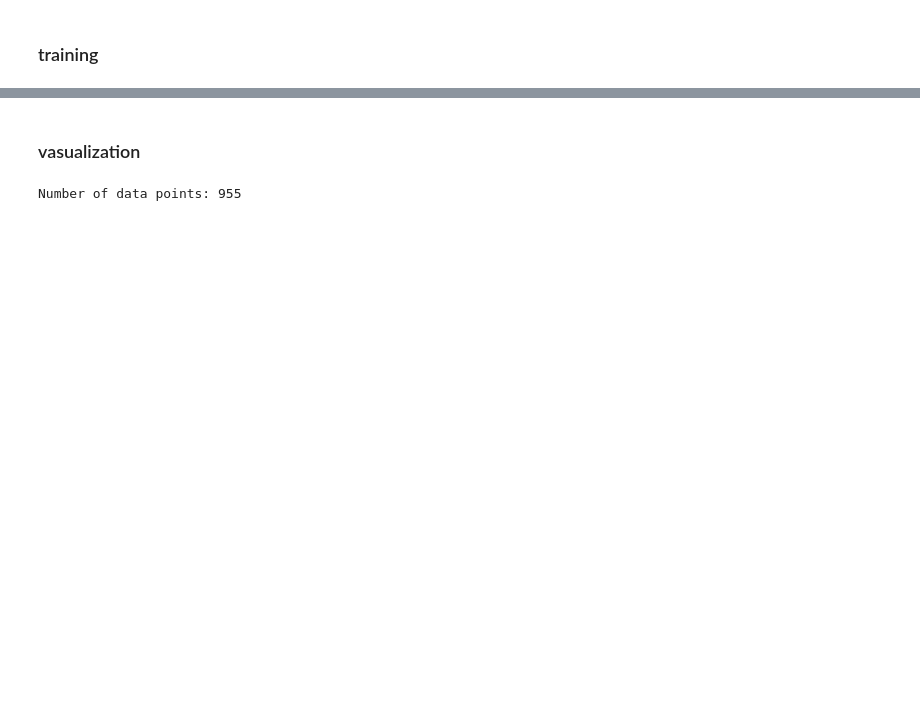
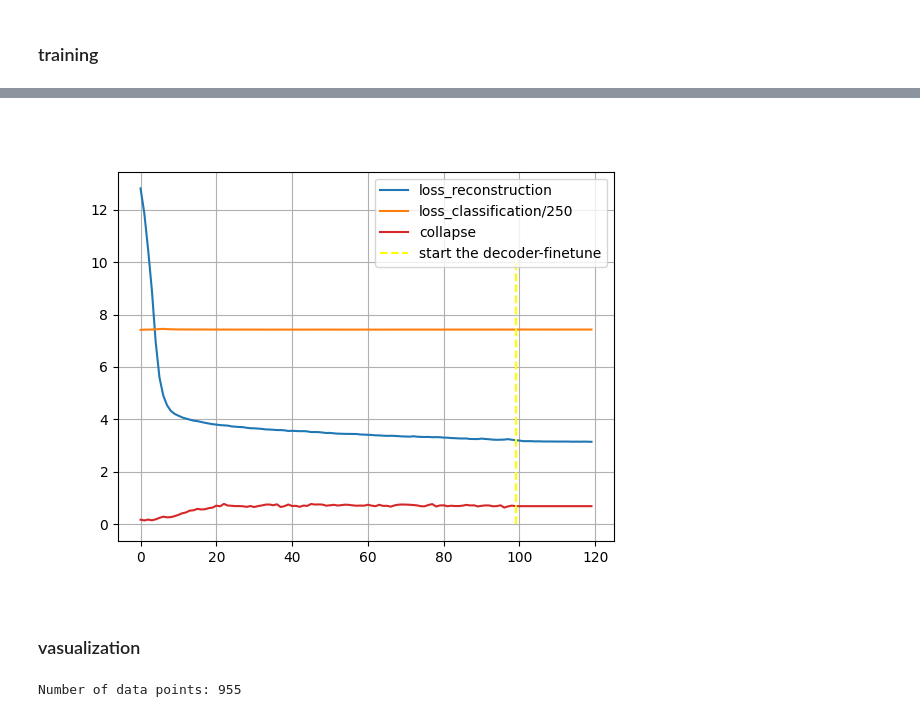
Before and after one commit to HaijiangYan/vMF-VAE-for-facial-affect, a Jupyter notebook: main.ipynb, the cells around one changed output, grey strips where cells are left out. Drawn from its saved outputs; the diff is of its cells as text; code cells hidden in the pictures; blank space fills up the shorter version.

```diff
--- a/main.ipynb
+++ b/main.ipynb
@@ -177,0 +147,80 @@ model has been saved as: ./saved_models/k300_e50_rd2.pt
+# %%
+# optimizer
+optimizer = torch.optim.Adam(s_vae.parameters(), lr=config.learning_rate)
+# amp: automatic mixed precision training
+scaler = GradScaler()
+# scheduler to adjust the learning rate
+if config.scheduler == 'reduce':
+    scheduler = torch.optim.lr_scheduler.ReduceLROnPlateau(optimizer, mode='max', factor=0.75, patience=5, verbose=False)
+
+# training process trend monitor
+loss_reconstruction = []
+loss_classification = []
+collapse = []
+
+# training
+for p in s_vae.parameters():
+    p.requires_grad = True
+# setup_seed(0)
+for epoch in range(config.n_epoch):
+    rec_loss, kl_loss, cla_loss = train(s_vae, train_loader, optimizer, scaler, config)
+
+    if config.scheduler == 'reduce':
+        scheduler.step(rec_loss + cla_loss/250)
+
+    print("Epoch%3d/%3d: RC_loss%8.3f, KL_loss%8.3f, CL_loss%8.3f"
+          % (epoch+1, config.n_epoch, rec_loss, kl_loss, cla_loss))
+    # print("=====XXX=====")
+
+    # identity test
+    # identity_ignore = identity_test(s_vae, train_loader, config)
+    # print("identity ignore rate is:", identity_ignore)
+
+    # collapse test
+    collapse_index = collapse_test(s_vae, train_loader, config)
+
+    # training process trend monitor
+    loss_reconstruction.append(rec_loss.cpu().detach().numpy())
+    loss_classification.append(cla_loss.cpu().detach().numpy() / 250)
+    collapse.append(collapse_index)
+
+    if collapse_index > 4.3 and cla_loss <= 1680:  # the index is set as 4 based on the ideal ratio of within- and between-cluster distance
+        break
+
+# finetune the decoder only
+for i,p in enumerate(s_vae.parameters()):
+    if i <= 9 or i >= 20:
+        p.requires_grad = False
+print("The trainable parameters:")
+for name, param in s_vae.named_parameters():
+    if param.requires_grad:
+        print(name)
+
+ft_optimizer = torch.optim.Adam(s_vae.parameters(), lr=config.finetune_rate)
+print("Finetune the decoder with these parameters:")
+for epoch in range(config.finetune_epoch):
+    rec_loss, kl_loss, cla_loss = train(s_vae, train_loader, ft_optimizer, scaler, config)
+
+    print("Finetune_epoch%3d/%3d: RC_loss%8.3f, KL_loss%8.3f, CL_loss%8.3f"
+          % (epoch+1, config.finetune_epoch, rec_loss, kl_loss, cla_loss))
+    collapse_index = collapse_test(s_vae, train_loader, config)
+    loss_reconstruction.append(rec_loss.cpu().detach().numpy())
+    loss_classification.append(cla_loss.cpu().detach().numpy() / 250)
+    collapse.append(collapse_index)
+
+# finish the train
+model_name = "test.pt"
+torch.save(s_vae, config.saved_path + model_name)
+print("model has been saved as:", config.saved_path + model_name)
+
+# training process trend monitor
+fig = plt.figure()
+ax = fig.add_subplot(1, 1, 1)
+ax.plot(loss_reconstruction, color='tab:blue', label="loss_reconstruction")
+ax.plot(loss_classification, color='tab:orange', label="loss_classification/250")
+ax.plot(collapse, color='tab:red', label="collapse")
+ax.vlines(len(loss_reconstruction)-config.finetune_epoch-1, 0, 10, linestyles='dashed', colors='yellow', label="start the decoder-finetune")
+plt.grid()
+plt.legend()
+plt.show()
+# %% [output]
@@ -178,3 +244,4 @@ model has been saved as: ./saved_models/k300_e50_rd2.pt
+[figure, added]
 # %% [markdown]
 ### vasualization
 # %%
```
Also changed, not shown: parts of 13 cells of this notebook, 19 other files.
